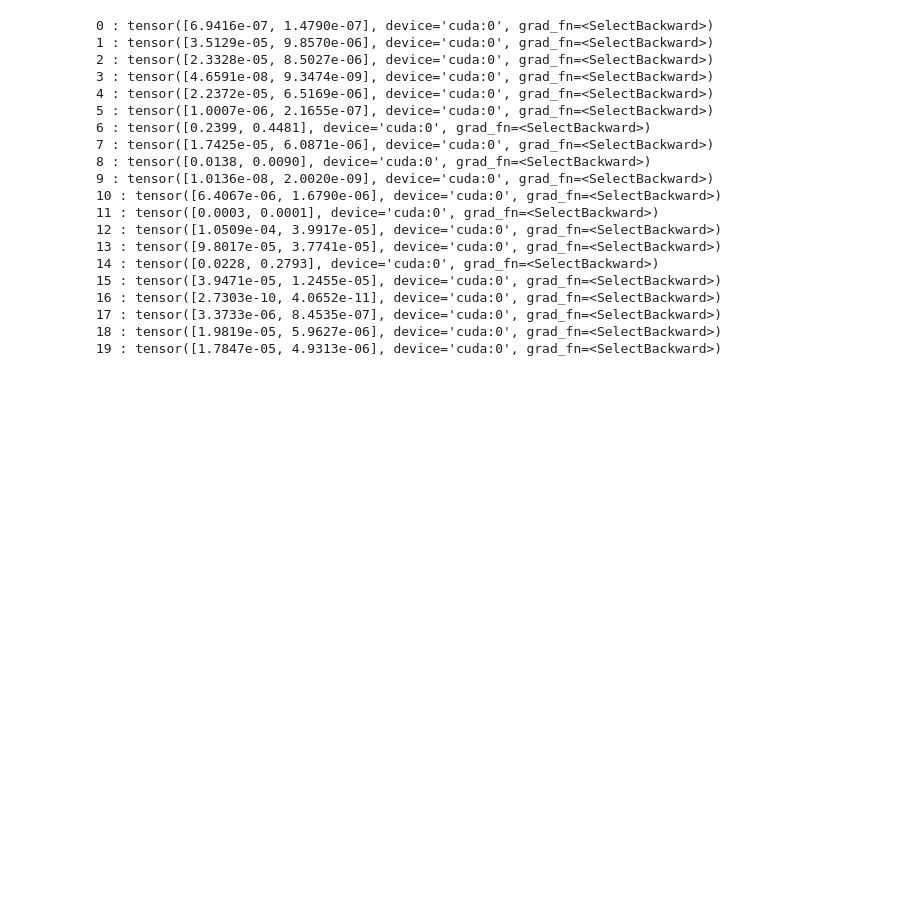
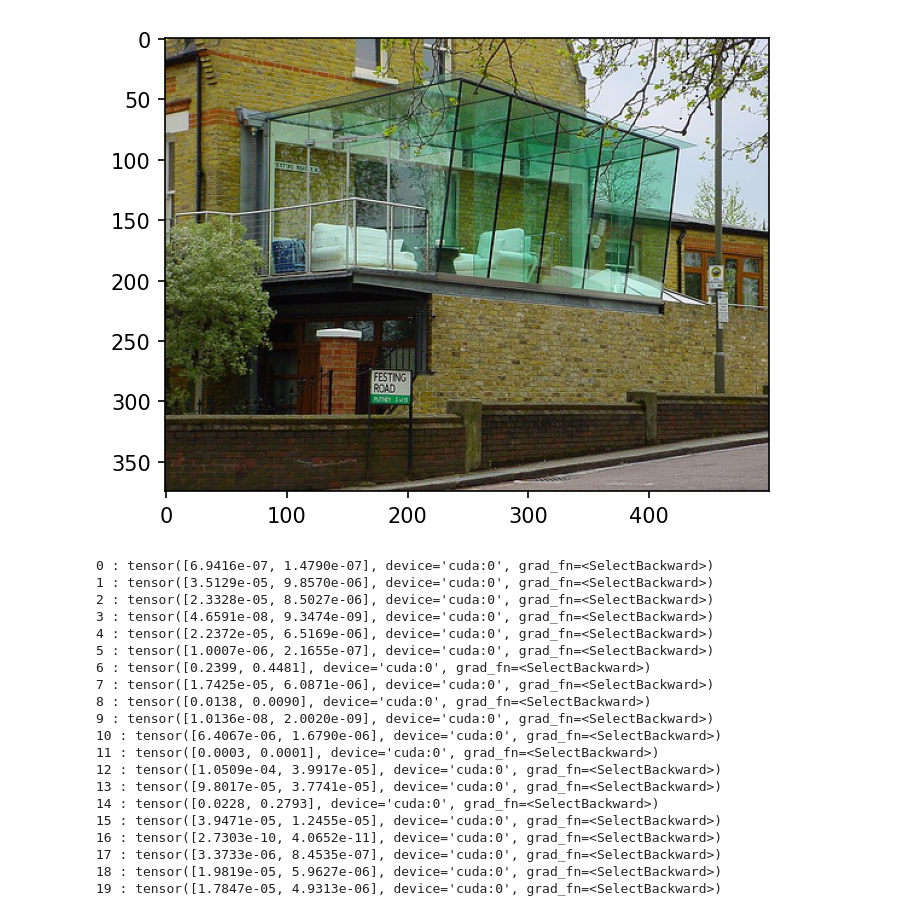
Before and after one commit to Muxv/WSDDN-pytorch, a Jupyter notebook: src/validate.ipynb, the cells around one changed output. Saved outputs shown, nothing was run; the diff lists cells and outputs as text; code cells hidden in the pictures; blank space fills up the shorter version.

```diff
--- a/src/validate.ipynb
+++ b/src/validate.ipynb
@@ -171,3 +224,7 @@ tensor([3.8690e-08], device='cuda:0', grad_fn=<SelectBackward>)
+# %%
+draw_box(p, [[0, 0, 1, 1]])
+# %% [output]
+[figure, added]
 # %%
 for i in range(20):
 
```
Also changed, not shown: parts of 20 cells of this notebook, 9 other files.
